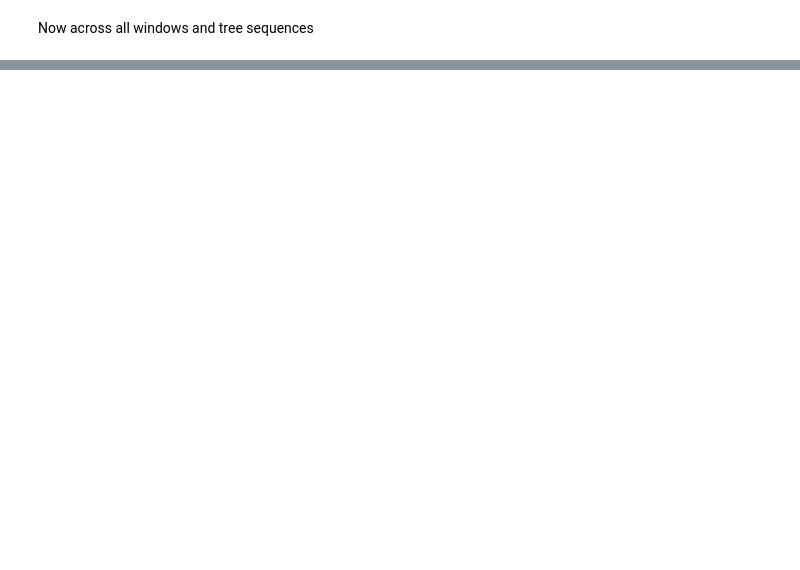
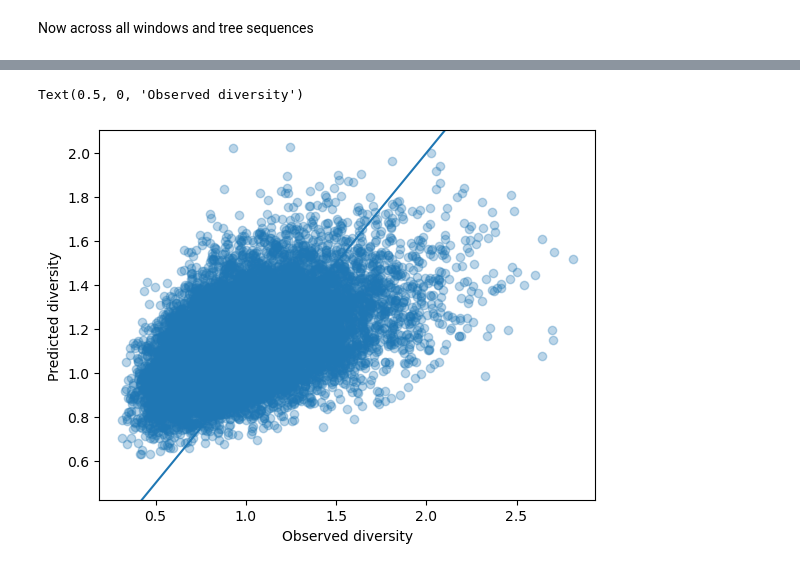
Before and after one commit to mufernando/gcn, a Jupyter notebook: predict_win_pi.ipynb, the cells around one changed output, grey strips where cells are left out. Cells and saved outputs as stored; diff of their text form; code cells hidden in the pictures; blank space fills up the shorter version.

```diff
--- a/predict_win_pi.ipynb
+++ b/predict_win_pi.ipynb
@@ -180,8 +206,11 @@ scipy.stats.pearsonr(real.flatten(), predictions.flatten())[0]**2
 # %%
 
 
 plt.scatter(real, predictions, alpha=0.3)
-plt.axline((0.7,0.7), slope=1)
+plt.axline((0.5,0.5), slope=1)
 
 plt.ylabel('Predicted diversity')
 plt.xlabel('Observed diversity')
+# %% [output]
+Text(0.5, 0, 'Observed diversity')
+[figure, added]
```
Also changed, not shown: parts of 9 cells of this notebook, 2 other files.
